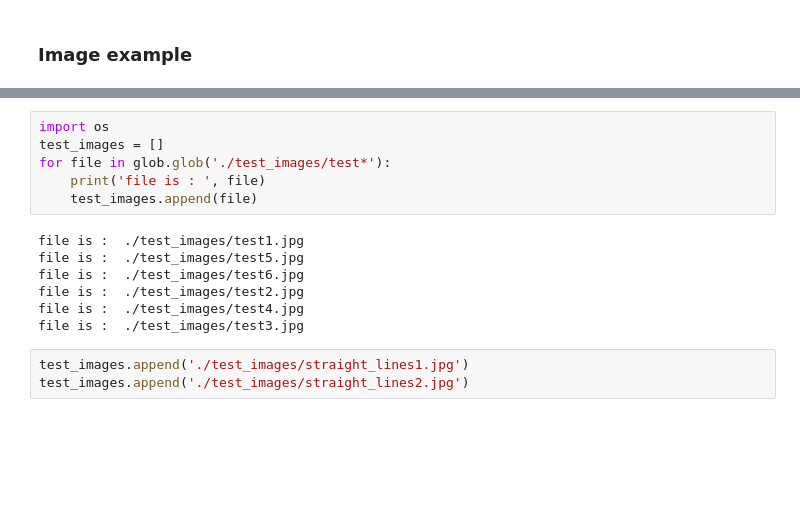
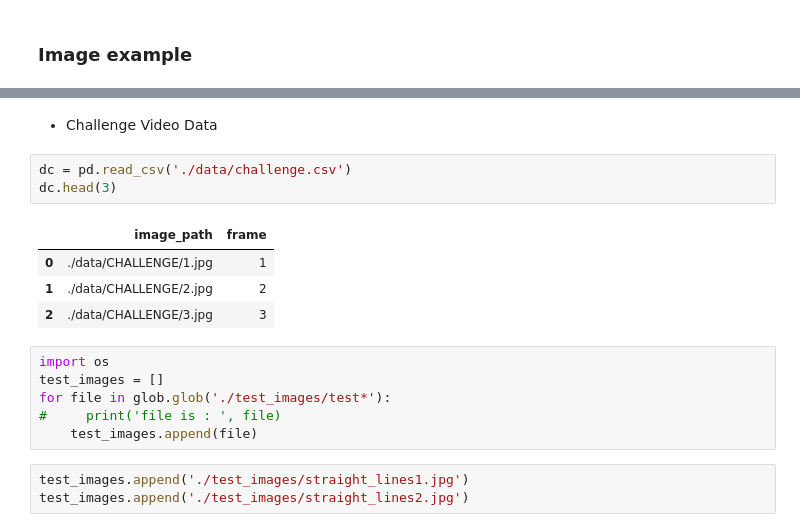
Before and after one commit to JonathanCMitchell/Advanced-Lane-Line-Detection, a Jupyter notebook: LaneLines-good.ipynb, the cells around one changed output, grey strips where cells are left out. Saved outputs shown, nothing was run; the diff lists cells and outputs as text; blank space fills up the shorter version.

```diff
--- a/LaneLines-good.ipynb
+++ b/LaneLines-good.ipynb
@@ -25,16 +42,19 @@ src_pts = perspective_transform_data['source_points']
+# %% [markdown]
+* Challenge Video Data
+# %%
+dc = pd.read_csv('./data/challenge.csv')
+dc.head(3)
+# %% [output]
+|  | image_path | frame |
+| 0 | ./data/CHALLENGE/1.jpg | 1 |
+| 1 | ./data/CHALLENGE/2.jpg | 2 |
+| 2 | ./data/CHALLENGE/3.jpg | 3 |
 # %%
 import os
 test_images = []
 for file in glob.glob('./test_images/test*'):
-    print('file is : ', file)
+#     print('file is : ', file)
     test_images.append(file)
-# %% [output]
-file is :  ./test_images/test1.jpg
-file is :  ./test_images/test5.jpg
-file is :  ./test_images/test6.jpg
-file is :  ./test_images/test2.jpg
-file is :  ./test_images/test4.jpg
-file is :  ./test_images/test3.jpg
 # %%
 test_images.append('./test_images/straight_lines1.jpg')
 test_images.append('./test_images/straight_lines2.jpg')
```
Also changed, not shown: parts of 18 cells of this notebook, 3 other files.
